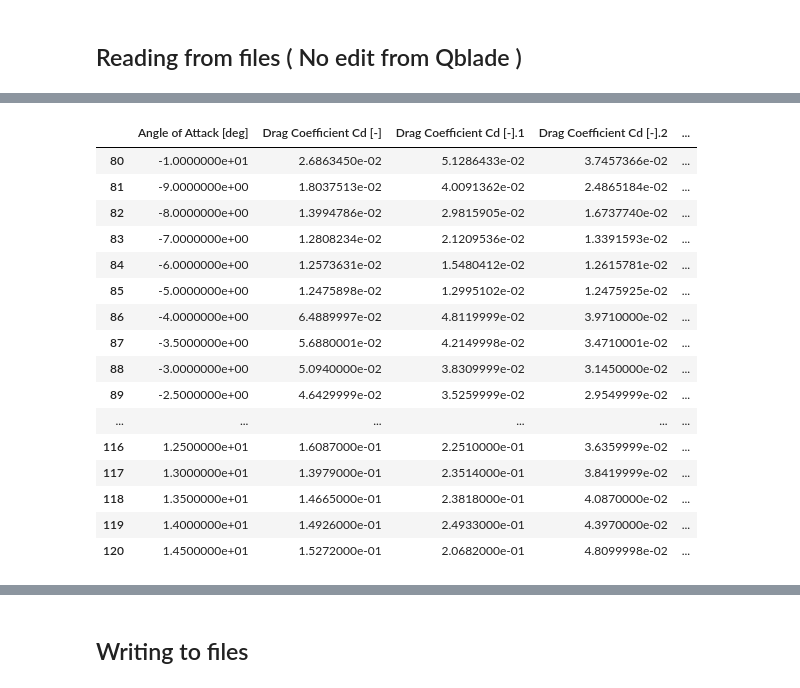
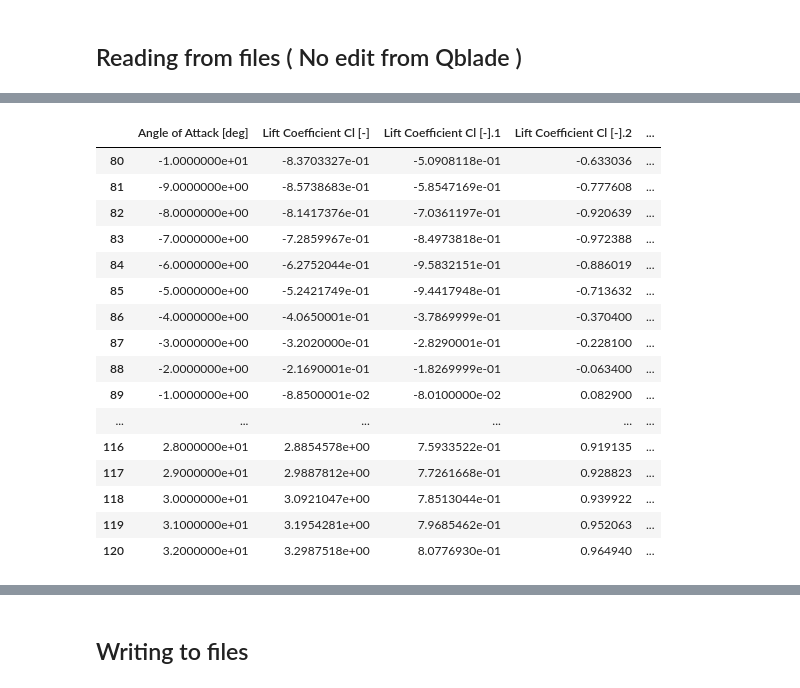
Before and after one commit to Pedro-pb-coder/polars.Qblade, a Jupyter notebook: polares.all.ipynb, the cells around one changed output, grey strips where cells are left out. Saved outputs shown, nothing was run; the diff lists cells and outputs as text; code cells hidden in the pictures.

Commit message:
Kaggle Notebook | Fork of polares.1a1.full | Version 4

```diff
--- a/polares.all.ipynb
+++ b/polares.all.ipynb
@@ -15,8 +15,8 @@ pandas version 2.0.3
 # %% [markdown]
 ## Reading from files ( No edit from Qblade )
 # %%
-df = pd.read_csv("/kaggle/input/polar-try/Clark Y/esconde_geim/all_cd.txt",delimiter='\t',skiprows=2)
-
+df_cd = pd.read_csv("/kaggle/input/polar-try/Clark Y/esconde_geim/all_cd.txt",delimiter='\t',skiprows=2)
+df_cl = pd.read_csv("/kaggle/input/polar-try/Clark Y/esconde_geim/all_cl.txt",delimiter='\t',skiprows=2)
 #/kaggle/input/polar-try/Clark Y/esconde_geim/all_cd.txt
 #df2 = pd.read_csv("/kaggle/input/polar-try/Clark Y/cl/cl_R_4.5e4.txt",delimiter='\t', skiprows=1, usecols=['Angle of Attack [deg]', 'Lift Coefficient Cl [-]'])
 df3 = pd.read_csv("/kaggle/input/polar-try/Clark Y/cl/cl_R_1e5.txt",delimiter='\t', skiprows=2, usecols=['Angle of Attack [deg]', 'Lift Coefficient Cl [-]'])
@@ -27,7 +27,8 @@ df4 = pd.read_csv("/kaggle/input/polar-try/Clark Y/cd/cd_R_4.5e4.txt",delimiter=
 #df2['cl_next'] = df3.iloc[:, 1]
 
 #print(df.columns)
-df.head(12)
+df_cl.head(6)
+#df_cd.head(12)
 
 #print(df2.columns)
 #df2.head(12)
@@ -49,5 +76,5 @@ df.head(12)
 # %%
-columns_to_drop = [
+columns_to_drop_cd = [
     'Angle of Attack [deg].1',
     'Angle of Attack [deg].2',
     'Angle of Attack [deg].3',
@@ -58,6 +85,18 @@ columns_to_drop = [
     'Angle of Attack [deg].8',
     'Drag Coefficient Cd [-].8'
 ]
+#Drag Coefficient Cd [-].8
+columns_to_drop_cl = [
+    'Angle of Attack [deg].1',
+    'Angle of Attack [deg].2',
+    'Angle of Attack [deg].3',
+    'Angle of Attack [deg].4',
+    'Angle of Attack [deg].5',
+    'Angle of Attack [deg].6',
+    'Angle of Attack [deg].7',
+    'Angle of Attack [deg].8',
+    'Lift Coefficient Cl [-].8'
+]
 
-df = df.drop(columns=columns_to_drop, errors='ignore')
-df.head(34)
+df_cl = df_cl.drop(columns=columns_to_drop_cl, errors='ignore')
+df_cd = df_cd.drop(columns=columns_to_drop_cd, errors='ignore')
@@ -82,3 +123,5 @@ df.head(34)
 # %%
 # aoenas 1 vez
-df = df.iloc[90:-90].reset_index(drop=True)
+df_cl = df_cl.iloc[90:-91].reset_index(drop=True)
+df_cd = df_cd.iloc[90:-91].reset_index(drop=True)
+print('done')
@@ -102,20 +162,20 @@ df.head(180)
 # %%
-df.iloc[80:121]
+df_cl.iloc[80:121]
 # %% [output]
-|  | Angle of Attack [deg] | Drag Coefficient Cd [-] | Drag Coefficient Cd [-].1 | Drag Coefficient Cd [-].2 | ... |
-| 80 | -1.0000000e+01 | 2.6863450e-02 | 5.1286433e-02 | 3.7457366e-02 | ... |
-| 81 | -9.0000000e+00 | 1.8037513e-02 | 4.0091362e-02 | 2.4865184e-02 | ... |
-| 82 | -8.0000000e+00 | 1.3994786e-02 | 2.9815905e-02 | 1.6737740e-02 | ... |
-| 83 | -7.0000000e+00 | 1.2808234e-02 | 2.1209536e-02 | 1.3391593e-02 | ... |
-| 84 | -6.0000000e+00 | 1.2573631e-02 | 1.5480412e-02 | 1.2615781e-02 | ... |
-| 85 | -5.0000000e+00 | 1.2475898e-02 | 1.2995102e-02 | 1.2475925e-02 | ... |
-| 86 | -4.0000000e+00 | 6.4889997e-02 | 4.8119999e-02 | 3.9710000e-02 | ... |
-| 87 | -3.5000000e+00 | 5.6880001e-02 | 4.2149998e-02 | 3.4710001e-02 | ... |
-| 88 | -3.0000000e+00 | 5.0940000e-02 | 3.8309999e-02 | 3.1450000e-02 | ... |
-| 89 | -2.5000000e+00 | 4.6429999e-02 | 3.5259999e-02 | 2.9549999e-02 | ... |
+|  | Angle of Attack [deg] | Lift Coefficient Cl [-] | Lift Coefficient Cl [-].1 | Lift Coefficient Cl [-].2 | ... |
+| 80 | -1.0000000e+01 | -8.3703327e-01 | -5.0908118e-01 | -0.633036 | ... |
+| 81 | -9.0000000e+00 | -8.5738683e-01 | -5.8547169e-01 | -0.777608 | ... |
+| 82 | -8.0000000e+00 | -8.1417376e-01 | -7.0361197e-01 | -0.920639 | ... |
+| 83 | -7.0000000e+00 | -7.2859967e-01 | -8.4973818e-01 | -0.972388 | ... |
+| 84 | -6.0000000e+00 | -6.2752044e-01 | -9.5832151e-01 | -0.886019 | ... |
+| 85 | -5.0000000e+00 | -5.2421749e-01 | -9.4417948e-01 | -0.713632 | ... |
+| 86 | -4.0000000e+00 | -4.0650001e-01 | -3.7869999e-01 | -0.370400 | ... |
+| 87 | -3.0000000e+00 | -3.2020000e-01 | -2.8290001e-01 | -0.228100 | ... |
+| 88 | -2.0000000e+00 | -2.1690001e-01 | -1.8269999e-01 | -0.063400 | ... |
+| 89 | -1.0000000e+00 | -8.8500001e-02 | -8.0100000e-02 | 0.082900 | ... |
 | ... | ... | ... | ... | ... | ... |
-| 116 | 1.2500000e+01 | 1.6087000e-01 | 2.2510000e-01 | 3.6359999e-02 | ... |
-| 117 | 1.3000000e+01 | 1.3979000e-01 | 2.3514000e-01 | 3.8419999e-02 | ... |
-| 118 | 1.3500000e+01 | 1.4665000e-01 | 2.3818000e-01 | 4.0870000e-02 | ... |
-| 119 | 1.4000000e+01 | 1.4926000e-01 | 2.4933000e-01 | 4.3970000e-02 | ... |
-| 120 | 1.4500000e+01 | 1.5272000e-01 | 2.0682000e-01 | 4.8099998e-02 | ... |
+| 116 | 2.8000000e+01 | 2.8854578e+00 | 7.5933522e-01 | 0.919135 | ... |
+| 117 | 2.9000000e+01 | 2.9887812e+00 | 7.7261668e-01 | 0.928823 | ... |
+| 118 | 3.0000000e+01 | 3.0921047e+00 | 7.8513044e-01 | 0.939922 | ... |
+| 119 | 3.1000000e+01 | 3.1954281e+00 | 7.9685462e-01 | 0.952063 | ... |
+| 120 | 3.2000000e+01 | 3.2987518e+00 | 8.0776930e-01 | 0.964940 | ... |
```
Also changed, not shown: parts of 30 cells of this notebook.
